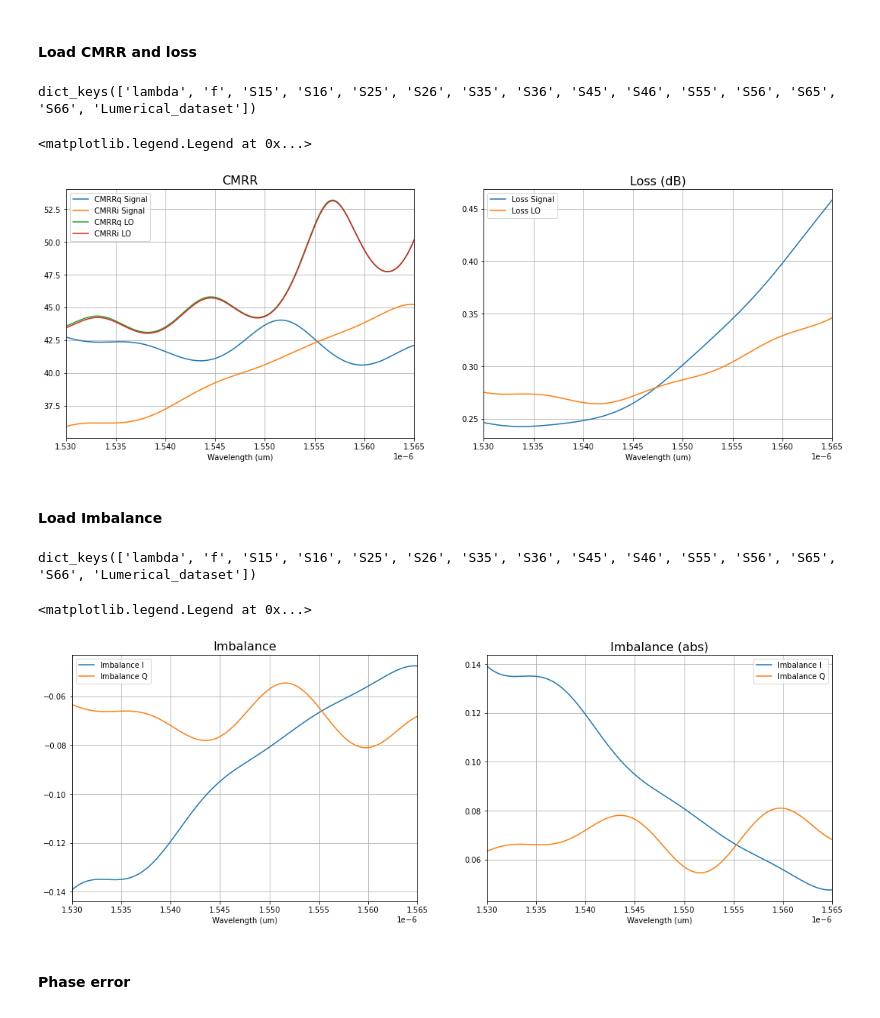
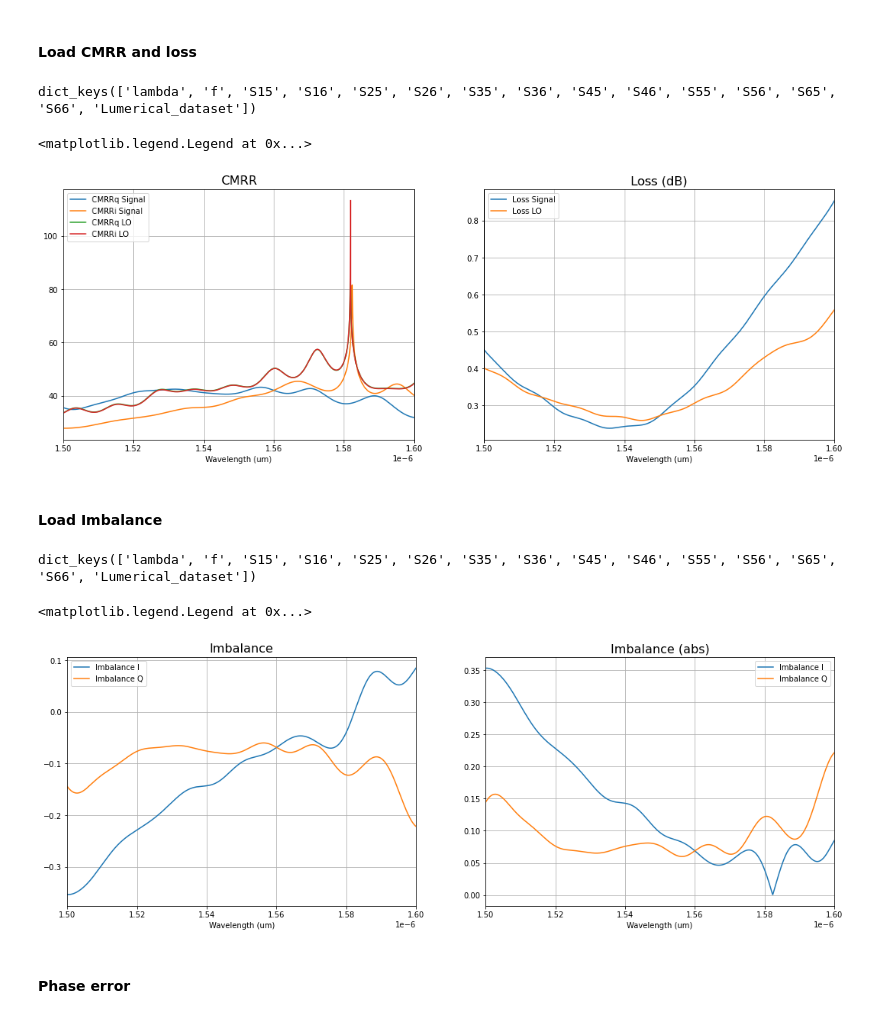
Before and after one commit to CaioRodrigues200/Photonics-training, a Jupyter notebook: Projects/Optical_Hybrid/SimulationFiles/HybridAssembly.ipynb, the cells around one changed output. Cells and saved outputs as stored; diff of their text form; code cells hidden in the pictures.

```diff
--- a/Projects/Optical_Hybrid/SimulationFiles/HybridAssembly.ipynb
+++ b/Projects/Optical_Hybrid/SimulationFiles/HybridAssembly.ipynb
@@ -546,7 +546,7 @@ dict_keys(['lambda', 'f', 'S15', 'S16', 'S25', 'S26', 'S35', 'S36', 'S45', 'S46'
 # %% [markdown]
 #### Load CMRR and loss
 # %%
-wavelim = [1.53e-6, 1.565e-6]
+wavelim = [1.5e-6, 1.6e-6]
 
 S = hyb.getsweepresult("s-parameter sweep", "S parameters")
 print(S.keys())
@@ -562,38 +562,38 @@ SPort2LO = S['S26']
 SPort3LO = S['S36']
 SPort4LO = S['S46']
 SPort5LO = S['S56']
 
 fig, ax= plt.subplots(1,2,figsize=(18,6))
 CMRRq = 20*np.log10(np.abs( (np.abs(SPort2)**2 - np.abs(SPort1)**2) / (np.abs(SPort2)**2 + np.abs(SPort1)**2) ))
 CMRRi = 20*np.log10(np.abs( (np.abs(SPort4)**2 - np.abs(SPort3)**2) / (np.abs(SPort4)**2 + np.abs(SPort3)**2) ))
 CMRRqLO = 20*np.log10(np.abs( (np.abs(SPort2LO)**2 - np.abs(SPort1LO)**2) / (np.abs(SPort2LO)**2 + np.abs(SPort1LO)**2) ))
 CMRRiLO = 20*np.log10(np.abs( (np.abs(SPort4LO)**2 - np.abs(SPort3LO)**2) / (np.abs(SPort4LO)**2 + np.abs(SPort3LO)**2) ))
 ax[0].plot(S['lambda'],-CMRRq, label='CMRRq Signal')
 ax[0].plot(S['lambda'],-CMRRi, label='CMRRi Signal')
 ax[0].plot(S['lambda'],-CMRRqLO, label='CMRRq LO')
 ax[0].plot(S['lambda'],-CMRRiLO, label='CMRRi LO')
 ax[0].set_title('CMRR',fontsize=16)
 ax[0].set_xlabel('Wavelength (um)')
 ax[0].set_xlim(wavelim)
 ax[0].grid(True)
 ax[0].legend()
 
 ax[1].plot(S['lambda'],-10*np.log10( ( (np.abs(SPort1)**2) + (np.abs(SPort2)**2) + (np.abs(SPort3)**2) + (np.abs(SPort4)**2))), label='Loss Signal')
 ax[1].plot(S['lambda'],-10*np.log10( ( (np.abs(SPort1LO)**2) + (np.abs(SPort2LO)**2) + (np.abs(SPort3LO)**2) + (np.abs(SPort4LO)**2))), label='Loss LO')
 ax[1].set_title('Loss (dB)',fontsize=16)
 ax[1].set_xlabel('Wavelength (um)')
 ax[1].set_xlim(wavelim)
 #ax[1].set_ylim(0,1)
 ax[1].grid(True)
 ax[1].legend()
 # %% [output]
 dict_keys(['lambda', 'f', 'S15', 'S16', 'S25', 'S26', 'S35', 'S36', 'S45', 'S46', 'S55', 'S56', 'S65', 'S66', 'Lumerical_dataset'])
 <matplotlib.legend.Legend at 0x...>
-[figure, old version]
+[figure, new version]
 # %% [markdown]
 #### Load Imbalance
 # %%
-wavelim = [1.53e-6, 1.565e-6]
+wavelim = [1.5e-6, 1.6e-6]
 
 S = hyb.getsweepresult("s-parameter sweep", "S parameters")
 print(S.keys())
@@ -631,7 +631,7 @@ ax[1].legend()
 # %% [output]
 dict_keys(['lambda', 'f', 'S15', 'S16', 'S25', 'S26', 'S35', 'S36', 'S45', 'S46', 'S55', 'S56', 'S65', 'S66', 'Lumerical_dataset'])
 <matplotlib.legend.Legend at 0x...>
-[figure, old version]
+[figure, new version]
 # %% [markdown]
 #### Phase error
 # %%
```
Also changed, not shown: parts of 6 cells of this notebook, 2 other files.
